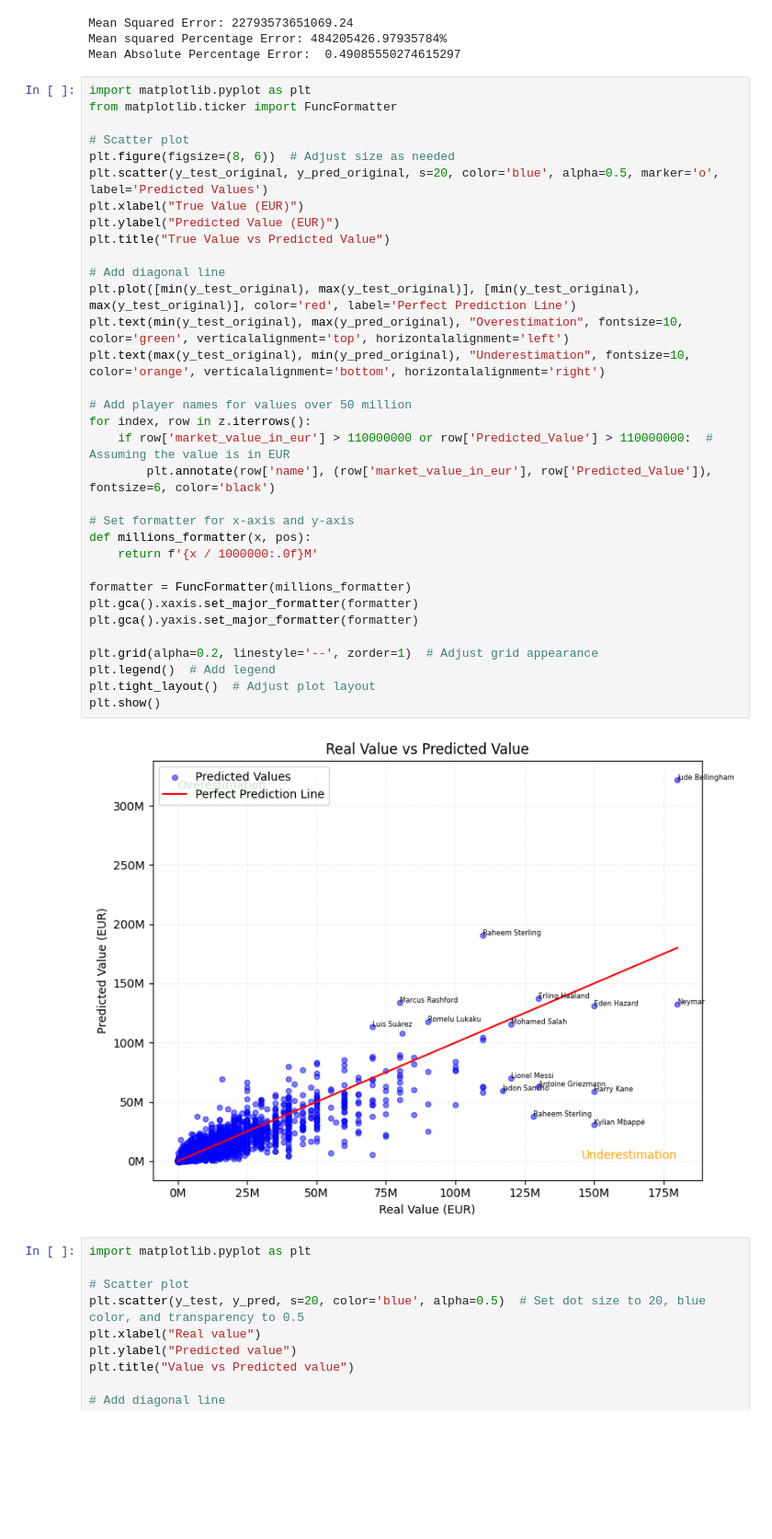
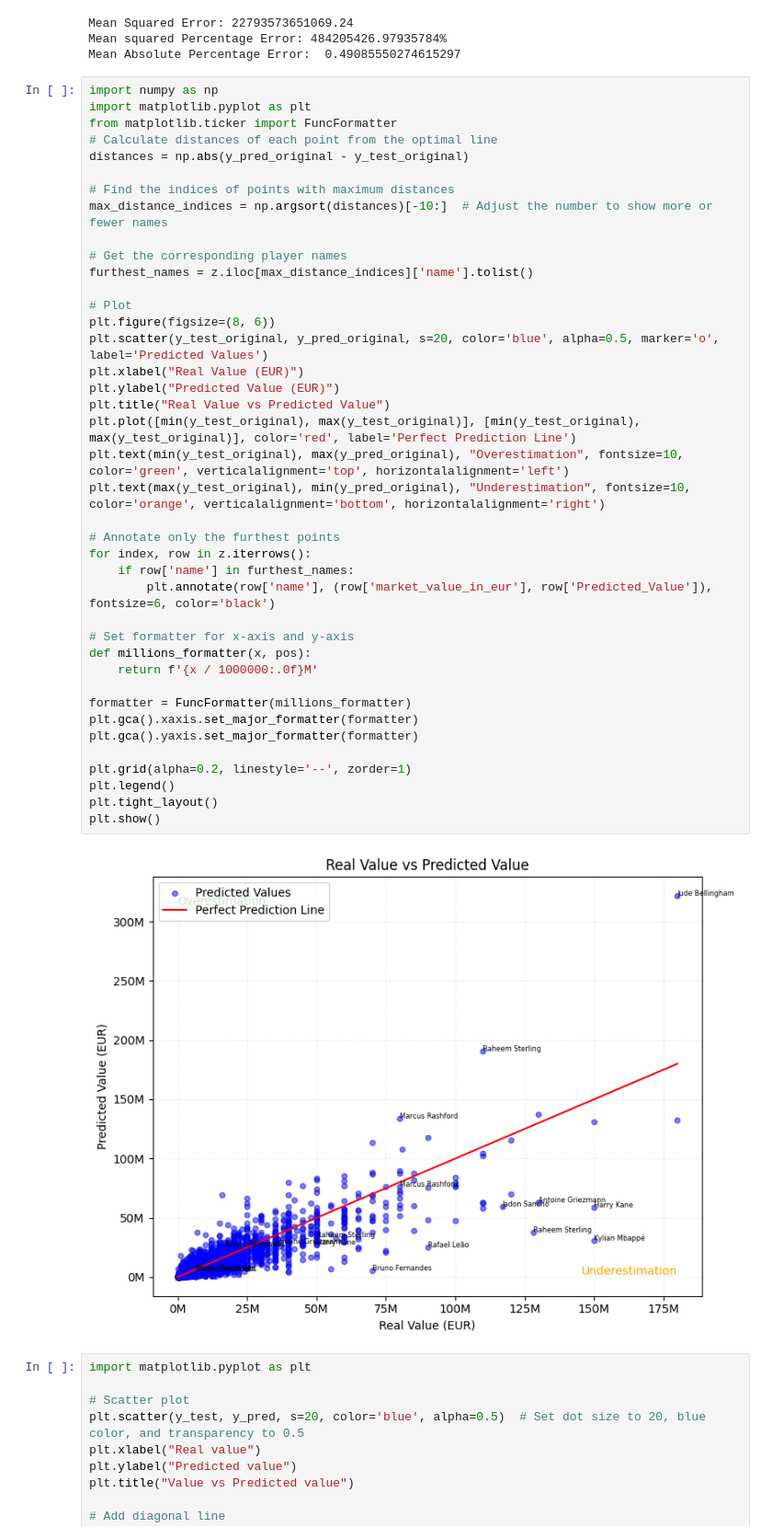
Before and after one commit to ENils1/MachineLearning, a Jupyter notebook: MachineLearning/XGB.ipynb, the cells around one changed output. Shown at 92% size. Drawn from its saved outputs; the diff is of its cells as text; blank space fills up the shorter version.

```diff
--- a/MachineLearning/XGB.ipynb
+++ b/MachineLearning/XGB.ipynb
@@ -99,40 +103,47 @@ Mean Squared Error: 22793573651069.24
 Mean squared Percentage Error: 484205426.97935784%
 Mean Absolute Percentage Error:  0.49085550274615297
 # %%
+import numpy as np
 import matplotlib.pyplot as plt
 from matplotlib.ticker import FuncFormatter
+# Calculate distances of each point from the optimal line
+distances = np.abs(y_pred_original - y_test_original)
 
-# Scatter plot
-plt.figure(figsize=(8, 6))  # Adjust size as needed
+# Find the indices of points with maximum distances
+max_distance_indices = np.argsort(distances)[-10:]  # Adjust the number to show more or fewer names
+
+# Get the corresponding player names
+furthest_names = z.iloc[max_distance_indices]['name'].tolist()
+
+# Plot
+plt.figure(figsize=(8, 6))
 plt.scatter(y_test_original, y_pred_original, s=20, color='blue', alpha=0.5, marker='o', label='Predicted Values')
-plt.xlabel("True Value (EUR)")
+plt.xlabel("Real Value (EUR)")
 plt.ylabel("Predicted Value (EUR)")
-plt.title("True Value vs Predicted Value")
-
-# Add diagonal line
+plt.title("Real Value vs Predicted Value")
 plt.plot([min(y_test_original), max(y_test_original)], [min(y_test_original), max(y_test_original)], color='red', label='Perfect Prediction Line')
 plt.text(min(y_test_original), max(y_pred_original), "Overestimation", fontsize=10, color='green', verticalalignment='top', horizontalalignment='left')
 plt.text(max(y_test_original), min(y_pred_original), "Underestimation", fontsize=10, color='orange', verticalalignment='bottom', horizontalalignment='right')
 
-# Add player names for values over 50 million
+# Annotate only the furthest points
 for index, row in z.iterrows():
-    if row['market_value_in_eur'] > 110000000 or row['Predicted_Value'] > 110000000:  # Assuming the value is in EUR
+    if row['name'] in furthest_names:
         plt.annotate(row['name'], (row['market_value_in_eur'], row['Predicted_Value']), fontsize=6, color='black')
 
 # Set formatter for x-axis and y-axis
 def millions_formatter(x, pos):
     return f'{x / 1000000:.0f}M'
 
 formatter = FuncFormatter(millions_formatter)
 plt.gca().xaxis.set_major_formatter(formatter)
 plt.gca().yaxis.set_major_formatter(formatter)
 
-plt.grid(alpha=0.2, linestyle='--', zorder=1)  # Adjust grid appearance
-plt.legend()  # Add legend
-plt.tight_layout()  # Adjust plot layout
+plt.grid(alpha=0.2, linestyle='--', zorder=1)
+plt.legend()
+plt.tight_layout()
 plt.show()
 # %% [output]
-[figure, old version]
+[figure, new version]
 # %%
 import matplotlib.pyplot as plt
 
```
Also changed, not shown: parts of 5 cells of this notebook, 6 other files.
